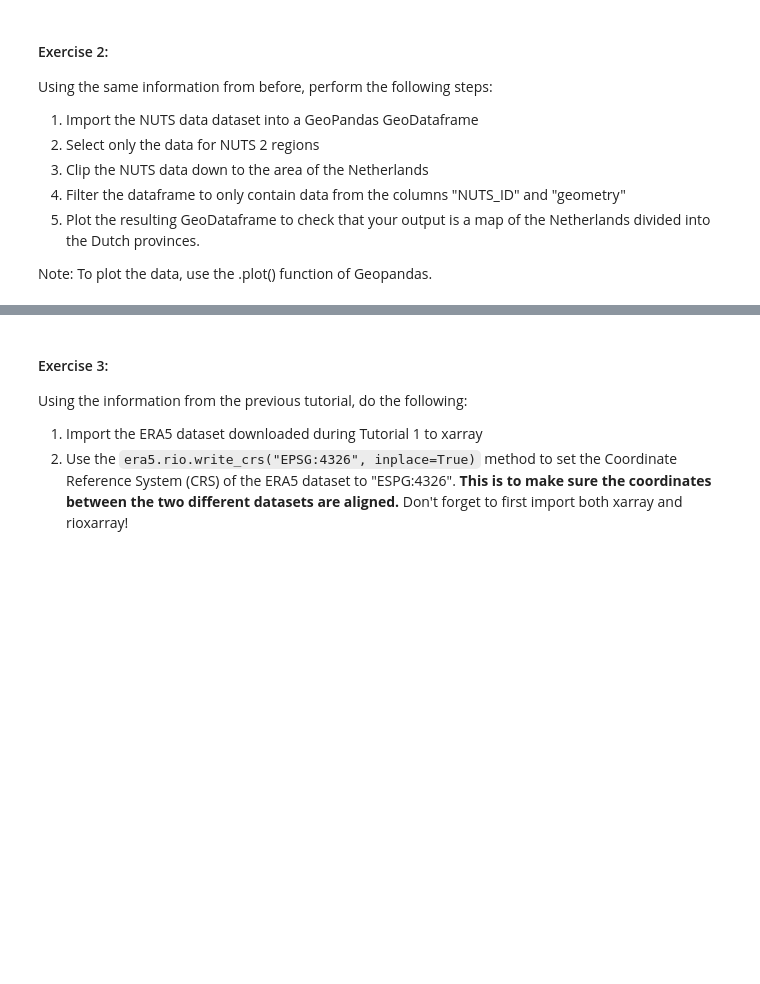
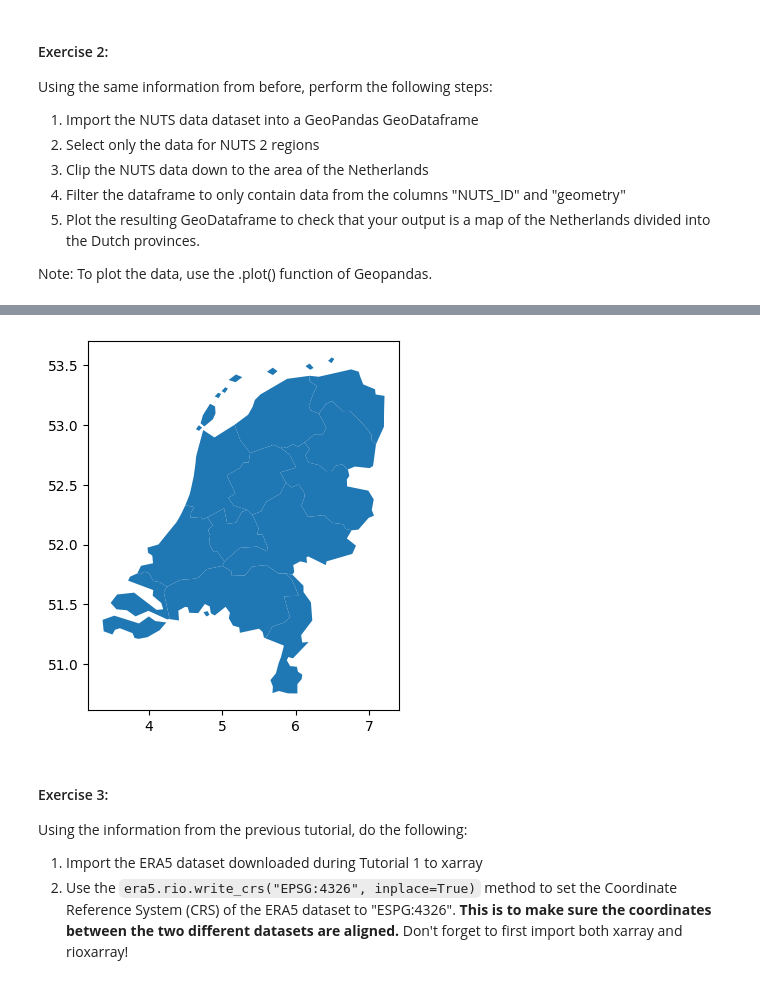
Before and after one commit to victorelgersma/dafs, a Jupyter notebook: week5/Lesson 2 - Combining Climate and Geospatial data - v5 - without Solutions.ipynb, the cells around one changed output, grey strips where cells are left out. Cells and saved outputs as stored; diff of their text form; code cells hidden in the pictures; blank space fills up the shorter version.

```diff
--- a/week5/Lesson 2 - Combining Climate and Geospatial data - v5 - without Solutions.ipynb
+++ b/week5/Lesson 2 - Combining Climate and Geospatial data - v5 - without Solutions.ipynb
@@ -178,3 +214,13 @@ Note: To plot the data, use the .plot() function of Geopandas.
+# %%
+
+
+# or just filter by country code to get a clearner graph.
+clipped_nuts2 = clipped_nuts2[clipped_nuts2['CNTR_CODE']== "NL"]
+clipped_nuts2.plot()
+
+df_nl = clipped_nuts2
+# %% [output]
+[figure, added]
 # %% [markdown]
 #### Exercise 3:
 
```
Also changed, not shown: parts of 13 cells of this notebook, 26 other files.
